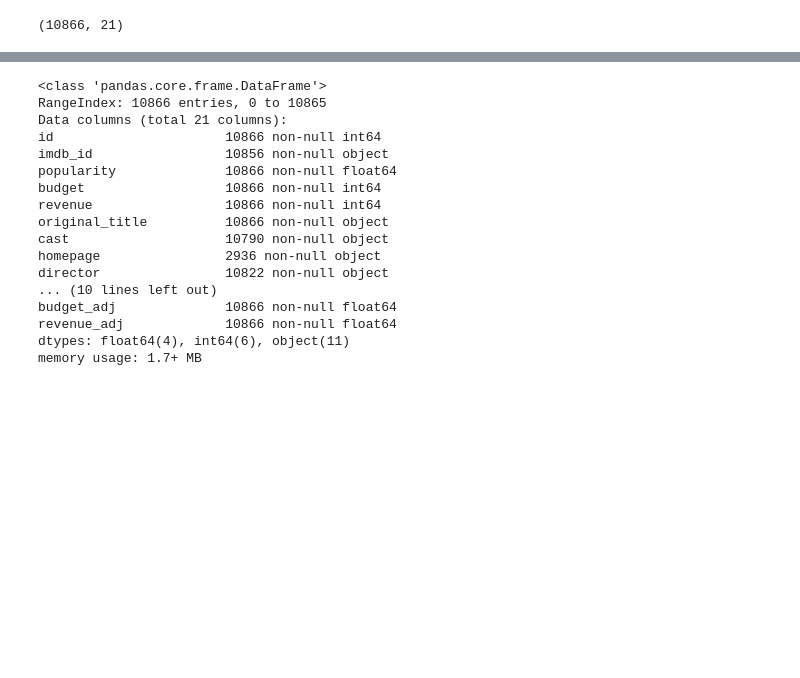
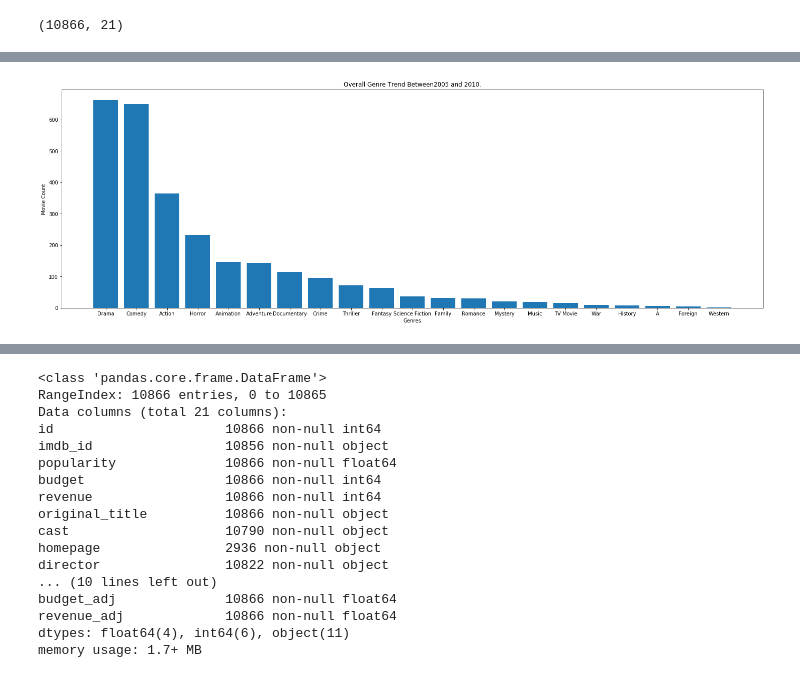
Before and after one commit to asim-noor/data-exploration, a Jupyter notebook: Project 2 DAND.ipynb, the cells around one changed output, grey strips where cells are left out. Drawn from its saved outputs; the diff is of its cells as text; code cells hidden in the pictures; blank space fills up the shorter version.

```diff
--- a/Project 2 DAND.ipynb
+++ b/Project 2 DAND.ipynb
@@ -10,0 +48,4 @@ df_movies.shape
+# %%
+plot_genre(dfx, 2005, 2010)
+# %% [output]
+[figure, added]
```
Also changed, not shown: parts of 20 cells of this notebook.
